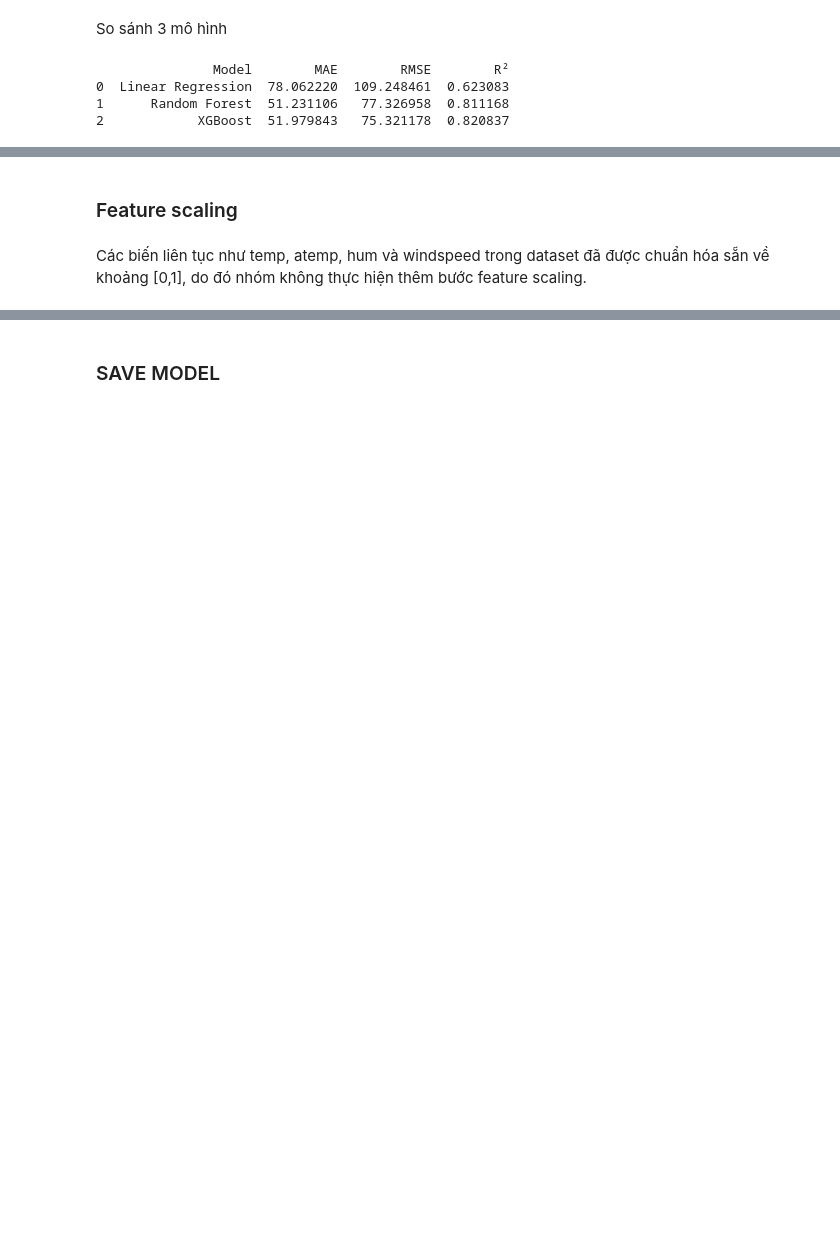
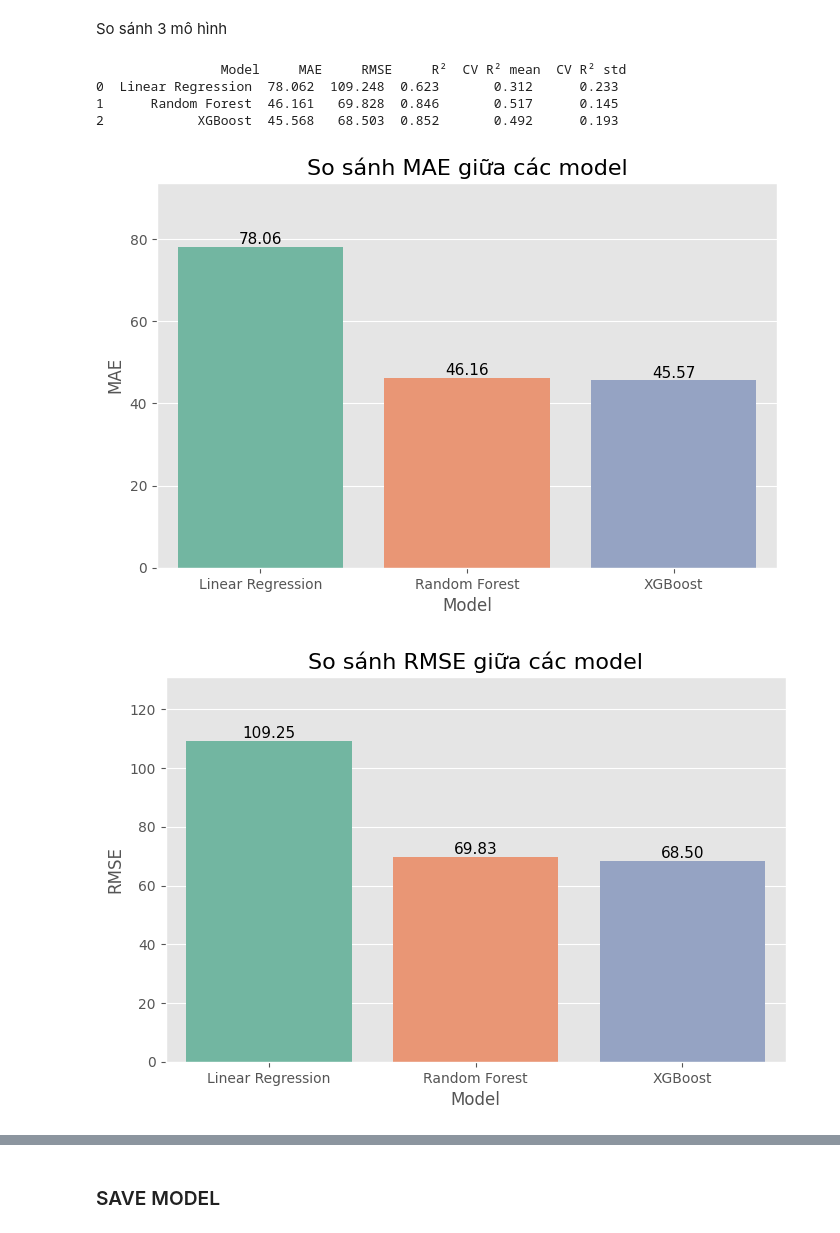
Before and after one commit to thuannd2k5/Machine_Learning, a Jupyter notebook: notebooks/eda.ipynb, the cells around one changed output, grey strips where cells are left out. Cells and saved outputs as stored; diff of their text form; code cells hidden in the pictures; blank space fills up the shorter version.

```diff
--- a/notebooks/eda.ipynb
+++ b/notebooks/eda.ipynb
@@ -944,18 +952,42 @@ R²: 0.82
 # %% [markdown]
 So sánh 3 mô hình
 # %%
-import pandas as pd
-
 comparison = pd.DataFrame({
     "Model": ["Linear Regression", "Random Forest", "XGBoost"],
-    "MAE": [mae_lr, mae_rf, mae_xgb],
+    "MAE":  [mae_lr, mae_rf, mae_xgb],
     "RMSE": [rmse_lr, rmse_rf, rmse_xgb],
-    "R²": [r2_lr, r2_rf, r2_xgb]
+    "R²":   [r2_lr, r2_rf, r2_xgb],
+    "CV R² mean": [cv_r2_lr.mean(), cv_r2_rf.mean(), cv_r2_xgb.mean()],
+    "CV R² std":  [cv_r2_lr.std(), cv_r2_rf.std(), cv_r2_xgb.std()]
 })
+print("\n", comparison.round(3))
 
-print(comparison)
+metrics = ['MAE', 'RMSE', 'R²']
+for metric in metrics:
+    plt.figure(figsize=(8, 5))
+    ax = sns.barplot(x='Model', y=metric, data=comparison, palette="Set2")
+    plt.title(f"So sánh {metric} giữa các model", fontsize=16)
+    plt.ylabel(metric, fontsize=12)
+    plt.xlabel("Model", fontsize=12)
+
+    # Sửa: trục Y hỗ trợ R² âm
+    ymin = min(0, comparison[metric].min()) * 1.1
+    ymax = comparison[metric].max() * 1.2
+    plt.ylim(ymin, ymax)
+
+    # Thêm giá trị lên đầu cột
+    for p in ax.patches:
+        ax.annotate(f"{p.get_height():.2f}",
+                    (p.get_x() + p.get_width() / 2., p.get_height()),
+                    ha='center', va='bottom', fontsize=11)
+
+    plt.savefig(f"../images/barplot_{metric}.png", bbox_inches='tight')
+    plt.show()
+    plt.close()
 # %% [output]
-               Model        MAE        RMSE        R²
-0  Linear Regression  78.062220  109.248461  0.623083
-1      Random Forest  51.231106   77.326958  0.811168
-2            XGBoost  51.979843   75.321178  0.820837
+                Model     MAE     RMSE     R²  CV R² mean  CV R² std
+0  Linear Regression  78.062  109.248  0.623       0.312      0.233
+1      Random Forest  46.161   69.828  0.846       0.517      0.145
+2            XGBoost  45.568   68.503  0.852       0.492      0.193
+[figure, added]
+[figure, added]
@@ -962,4 +994,0 @@ print(comparison)
-# %% [markdown]
-### Feature scaling
-# %% [markdown]
-Các biến liên tục như temp, atemp, hum và windspeed trong dataset đã được chuẩn hóa sẵn về khoảng [0,1], do đó nhóm không thực hiện thêm bước feature scaling.
```
Also changed, not shown: parts of 17 cells of this notebook, 7 other files.
